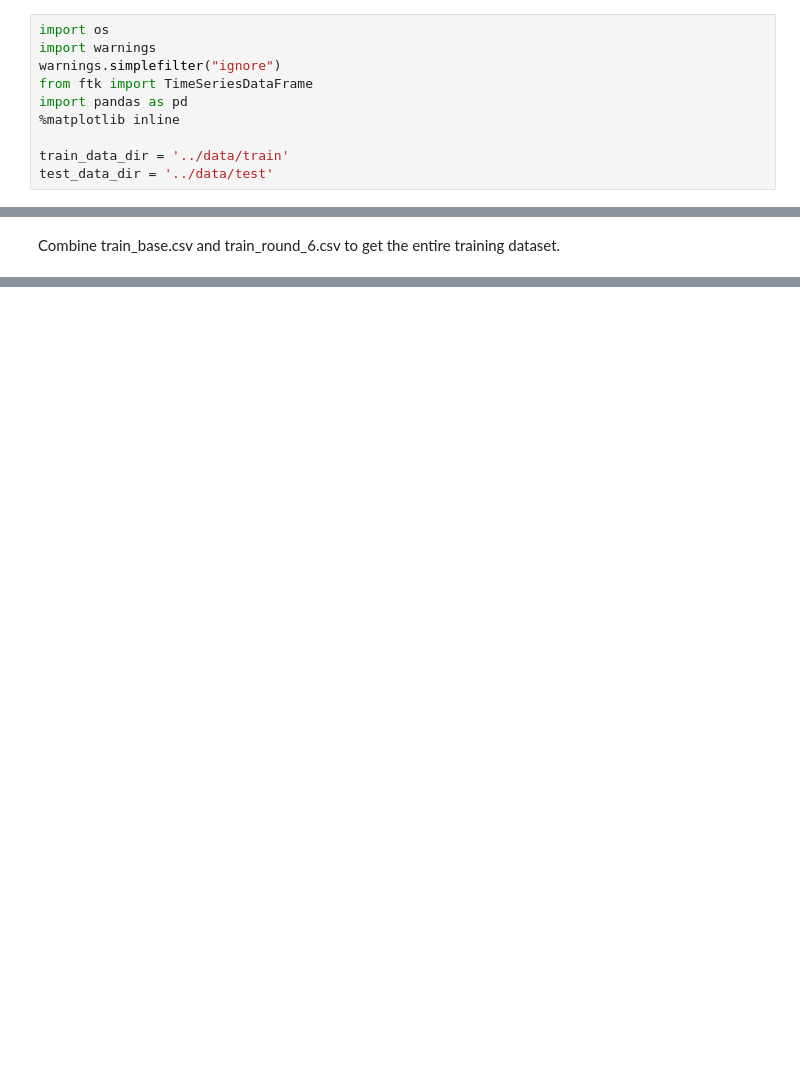
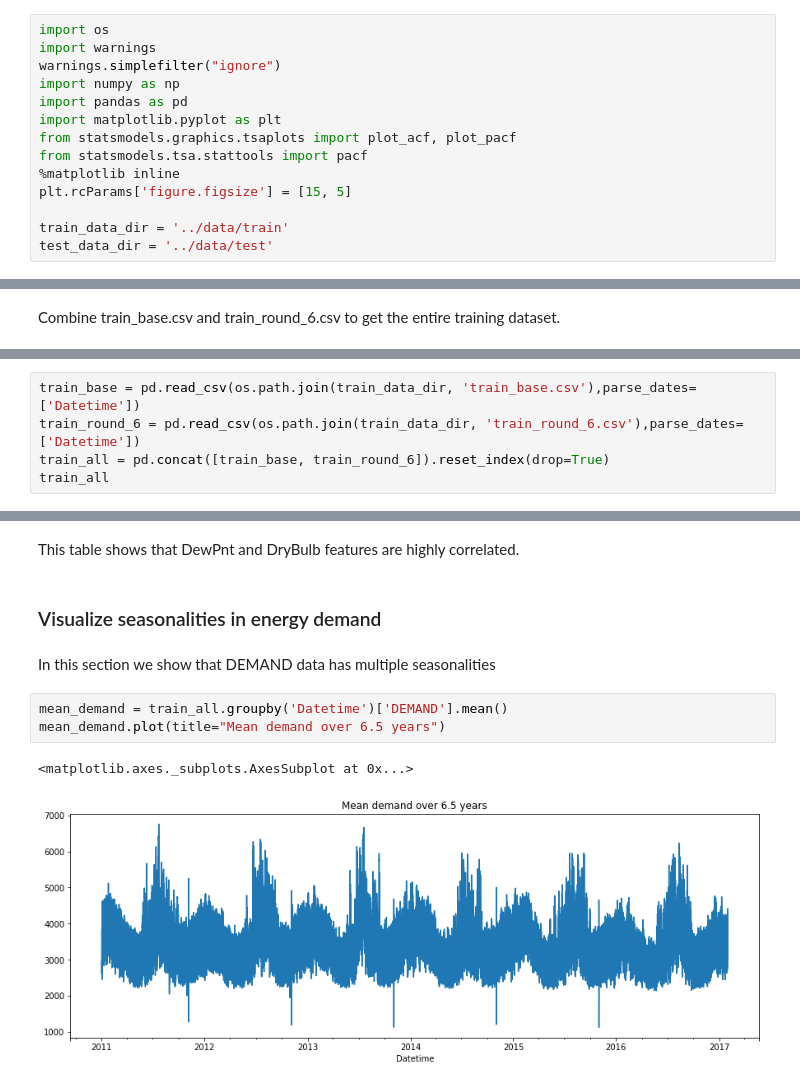
Before and after one commit to sdonohoo/forecasting, a Jupyter notebook: energy_load/GEFCom2017_D_Prob_MT_hourly/reference/Data_Exploration.ipynb, the cells around one changed output, grey strips where cells are left out. Drawn from its saved outputs; the diff is of its cells as text; blank space fills up the shorter version.

```diff
--- a/energy_load/GEFCom2017_D_Prob_MT_hourly/reference/Data_Exploration.ipynb
+++ b/energy_load/GEFCom2017_D_Prob_MT_hourly/reference/Data_Exploration.ipynb
@@ -5,9 +21,13 @@ This report is generated using a custom package. Note that the mean values in th
 import os
 import warnings
 warnings.simplefilter("ignore")
-from ftk import TimeSeriesDataFrame
+import numpy as np
 import pandas as pd
+import matplotlib.pyplot as plt
+from statsmodels.graphics.tsaplots import plot_acf, plot_pacf
+from statsmodels.tsa.stattools import pacf
 %matplotlib inline
+plt.rcParams['figure.figsize'] = [15, 5]
 
 train_data_dir = '../data/train'
 test_data_dir = '../data/test'
@@ -251,0 +36,5 @@ is not recommended if your data is big.
+# %%
+train_base = pd.read_csv(os.path.join(train_data_dir, 'train_base.csv'),parse_dates=['Datetime'])
+train_round_6 = pd.read_csv(os.path.join(train_data_dir, 'train_round_6.csv'),parse_dates=['Datetime'])
+train_all = pd.concat([train_base, train_round_6]).reset_index(drop=True)
+train_all
@@ -251,0 +125,12 @@ is not recommended if your data is big.
+# %% [markdown]
+This table shows that DewPnt and DryBulb features are highly correlated.
+# %% [markdown]
+### Visualize seasonalities in energy demand
+# %% [markdown]
+In this section we show that DEMAND data has multiple seasonalities
+# %%
+mean_demand = train_all.groupby('Datetime')['DEMAND'].mean()
+mean_demand.plot(title="Mean demand over 6.5 years")
+# %% [output]
+<matplotlib.axes._subplots.AxesSubplot at 0x...>
+[figure, added]
```
Also changed, not shown: parts of 50 cells of this notebook.
